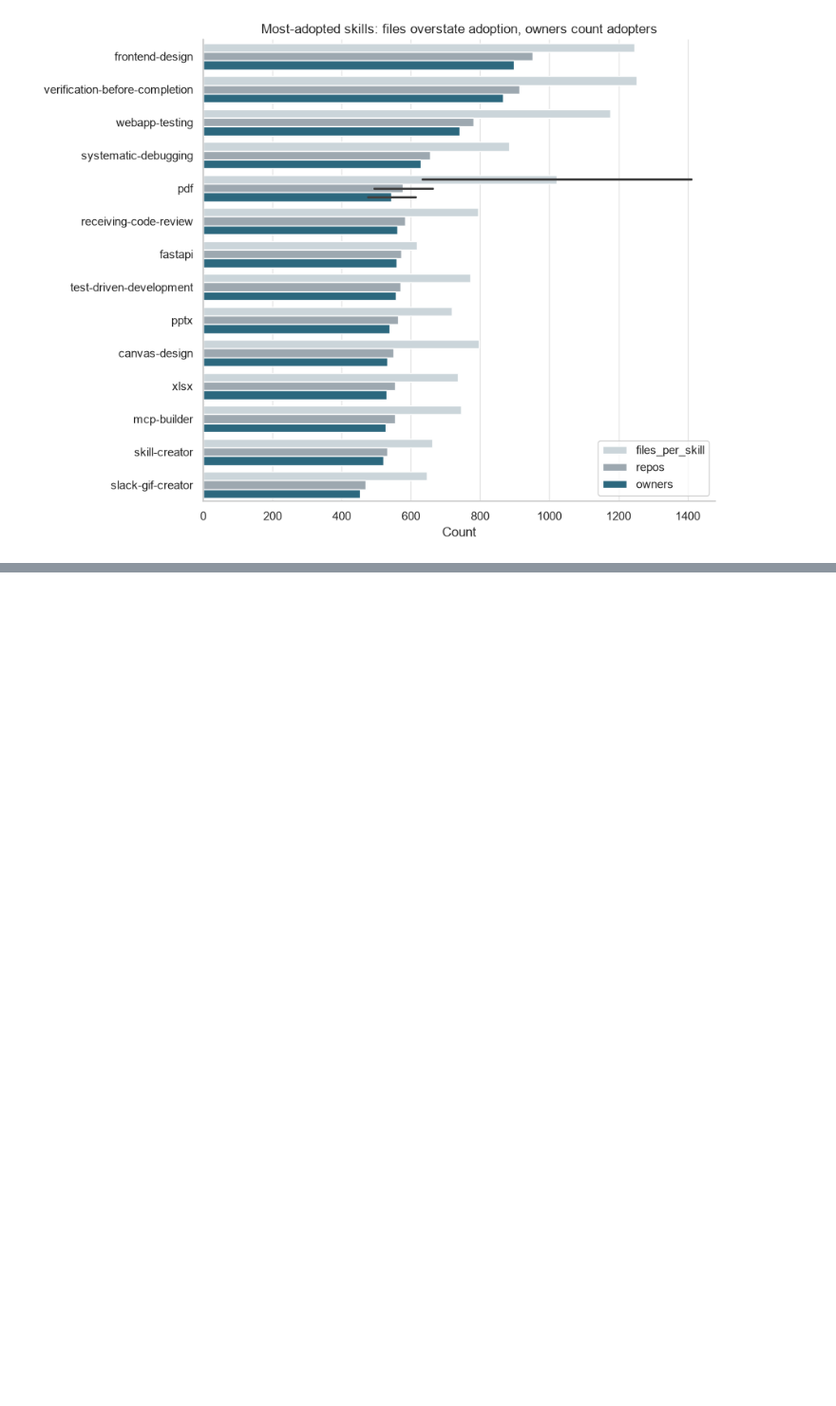
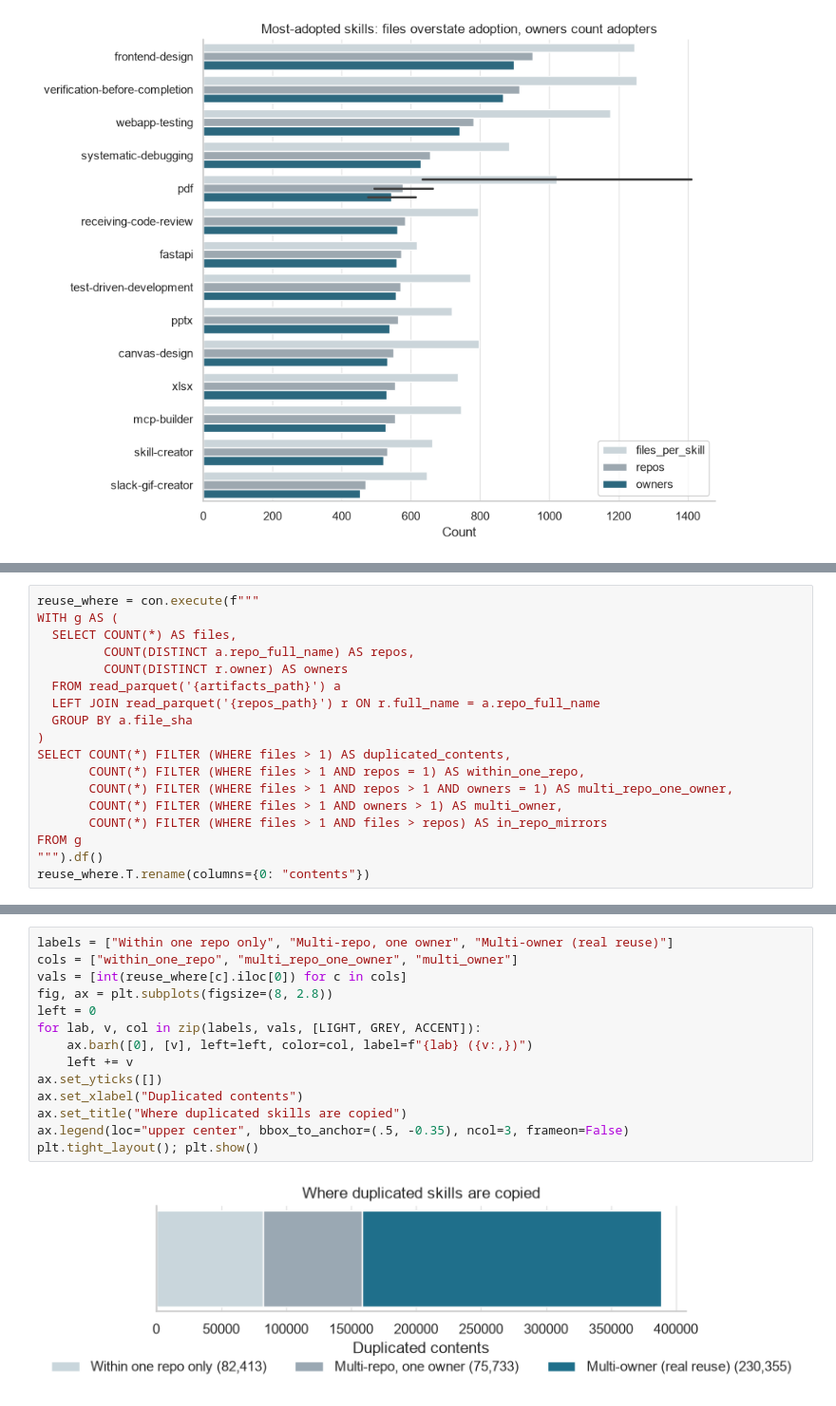
Before and after one commit to TJ690/SWE-Group-Project--Project-3, a Jupyter notebook: src/notebooks/EDA_copies.ipynb, the cells around one changed output, grey strips where cells are left out. Shown at 95% size. Cells and saved outputs as stored; diff of their text form; blank space fills up the shorter version.

```diff
--- a/src/notebooks/EDA_copies.ipynb
+++ b/src/notebooks/EDA_copies.ipynb
@@ -180,0 +186,18 @@ plt.tight_layout(); plt.show()
+# %%
+reuse_where = con.execute(f"""
+WITH g AS (
+  SELECT COUNT(*) AS files,
+         COUNT(DISTINCT a.repo_full_name) AS repos,
+         COUNT(DISTINCT r.owner) AS owners
+  FROM read_parquet('{artifacts_path}') a
+  LEFT JOIN read_parquet('{repos_path}') r ON r.full_name = a.repo_full_name
+  GROUP BY a.file_sha
+)
+SELECT COUNT(*) FILTER (WHERE files > 1) AS duplicated_contents,
+       COUNT(*) FILTER (WHERE files > 1 AND repos = 1) AS within_one_repo,
+       COUNT(*) FILTER (WHERE files > 1 AND repos > 1 AND owners = 1) AS multi_repo_one_owner,
+       COUNT(*) FILTER (WHERE files > 1 AND owners > 1) AS multi_owner,
+       COUNT(*) FILTER (WHERE files > 1 AND files > repos) AS in_repo_mirrors
+FROM g
+""").df()
+reuse_where.T.rename(columns={0: "contents"})
@@ -180,0 +211,16 @@ plt.tight_layout(); plt.show()
+# %%
+labels = ["Within one repo only", "Multi-repo, one owner", "Multi-owner (real reuse)"]
+cols = ["within_one_repo", "multi_repo_one_owner", "multi_owner"]
+vals = [int(reuse_where[c].iloc[0]) for c in cols]
+fig, ax = plt.subplots(figsize=(8, 2.8))
+left = 0
+for lab, v, col in zip(labels, vals, [LIGHT, GREY, ACCENT]):
+    ax.barh([0], [v], left=left, color=col, label=f"{lab} ({v:,})")
+    left += v
+ax.set_yticks([])
+ax.set_xlabel("Duplicated contents")
+ax.set_title("Where duplicated skills are copied")
+ax.legend(loc="upper center", bbox_to_anchor=(.5, -0.35), ncol=3, frameon=False)
+plt.tight_layout(); plt.show()
+# %% [output]
+[figure, added]
```
Also changed, not shown: parts of 14 cells of this notebook, 5 other files.
